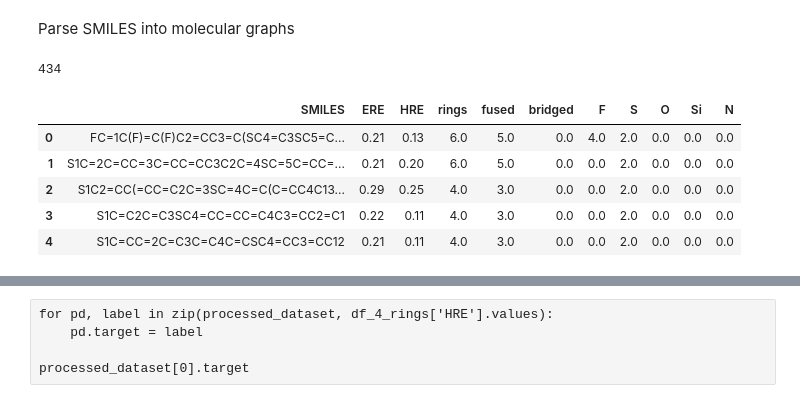
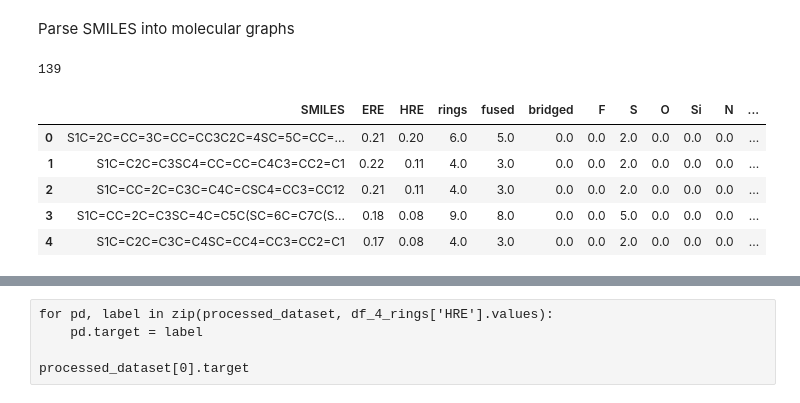
Before and after one commit to 24shiny/Heteroacenes, a Jupyter notebook: p4_qek_regression_all.ipynb, the cells around one changed output, grey strips where cells are left out. Saved outputs shown, nothing was run; the diff lists cells and outputs as text; code cells hidden in the pictures.

```diff
--- a/p4_qek_regression_all.ipynb
+++ b/p4_qek_regression_all.ipynb
@@ -15,15 +15,16 @@ warnings.filterwarnings("ignore", category=DeprecationWarning)
 # %% [markdown]
 Parse SMILES into molecular graphs
 # %%
-df = pd.read_csv('mol_datasets/panasonic.csv')
-df = df.drop(columns=["Unnamed: 0"])
-print(len(df))
-df.head()
+df_hetero = pd.read_csv('mol_datasets/s_hetero.csv')
+df_hetero = df_hetero.drop(columns=["Unnamed: 0"])
+df_hetero['label'] = 1
+print(len(df_hetero))
+df_hetero.head()
 # %% [output]
-434
+139
-|  | SMILES | ERE | HRE | rings | fused | bridged | F | S | O | Si | N |
-| 0 | FC=1C(F)=C(F)C2=CC3=C(SC4=C3SC5=C... | 0.21 | 0.13 | 6.0 | 5.0 | 0.0 | 4.0 | 2.0 | 0.0 | 0.0 | 0.0 |
-| 1 | S1C=2C=CC=3C=CC=CC3C2C=4SC=5C=CC=... | 0.21 | 0.20 | 6.0 | 5.0 | 0.0 | 0.0 | 2.0 | 0.0 | 0.0 | 0.0 |
-| 2 | S1C2=CC(=CC=C2C=3SC=4C=C(C=CC4C13... | 0.29 | 0.25 | 4.0 | 3.0 | 0.0 | 0.0 | 2.0 | 0.0 | 0.0 | 0.0 |
-| 3 | S1C=C2C=C3SC4=CC=CC=C4C3=CC2=C1 | 0.22 | 0.11 | 4.0 | 3.0 | 0.0 | 0.0 | 2.0 | 0.0 | 0.0 | 0.0 |
-| 4 | S1C=CC=2C=C3C=C4C=CSC4=CC3=CC12 | 0.21 | 0.11 | 4.0 | 3.0 | 0.0 | 0.0 | 2.0 | 0.0 | 0.0 | 0.0 |
+|  | SMILES | ERE | HRE | rings | fused | bridged | F | S | O | Si | N | ... |
+| 0 | S1C=2C=CC=3C=CC=CC3C2C=4SC=5C=CC=... | 0.21 | 0.20 | 6.0 | 5.0 | 0.0 | 0.0 | 2.0 | 0.0 | 0.0 | 0.0 | ... |
+| 1 | S1C=C2C=C3SC4=CC=CC=C4C3=CC2=C1 | 0.22 | 0.11 | 4.0 | 3.0 | 0.0 | 0.0 | 2.0 | 0.0 | 0.0 | 0.0 | ... |
+| 2 | S1C=CC=2C=C3C=C4C=CSC4=CC3=CC12 | 0.21 | 0.11 | 4.0 | 3.0 | 0.0 | 0.0 | 2.0 | 0.0 | 0.0 | 0.0 | ... |
+| 3 | S1C=CC=2C=C3SC=4C=C5C(SC=6C=C7C(S... | 0.18 | 0.08 | 9.0 | 8.0 | 0.0 | 0.0 | 5.0 | 0.0 | 0.0 | 0.0 | ... |
+| 4 | S1C=C2C=C3C=C4SC=CC4=CC3=CC2=C1 | 0.17 | 0.08 | 4.0 | 3.0 | 0.0 | 0.0 | 2.0 | 0.0 | 0.0 | 0.0 | ... |
```
Also changed, not shown: parts of 31 cells of this notebook.
